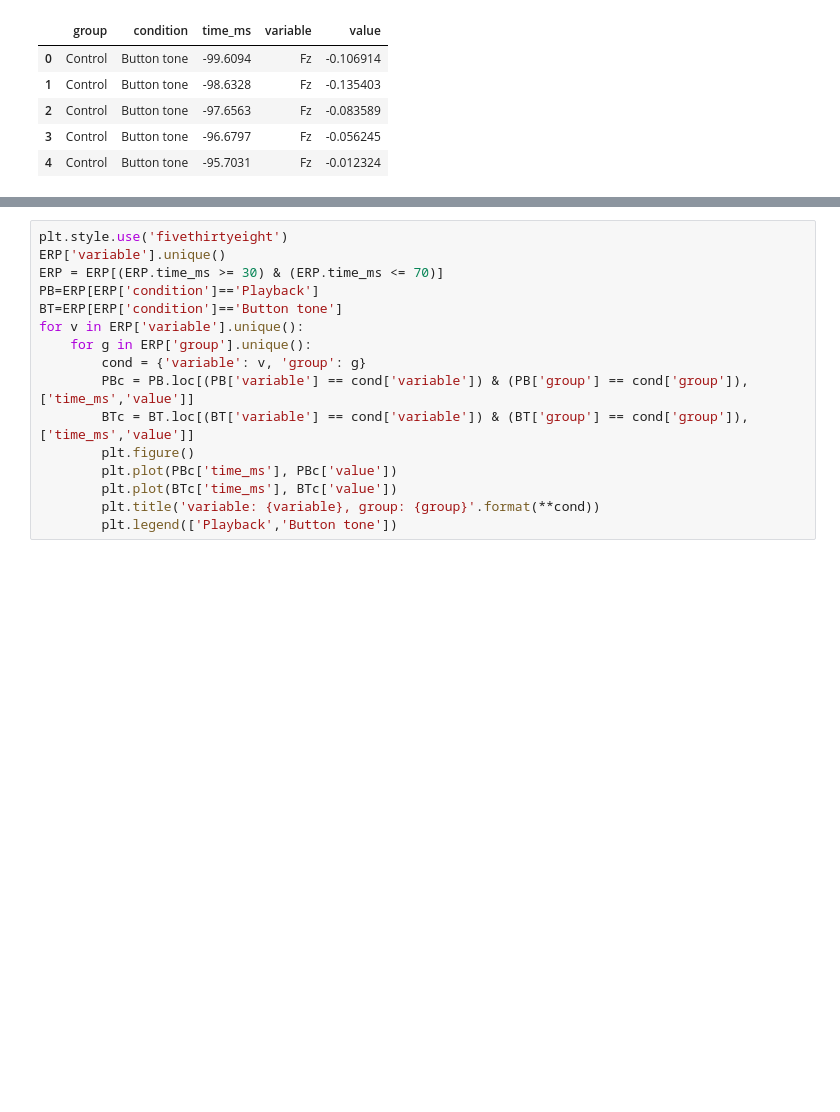
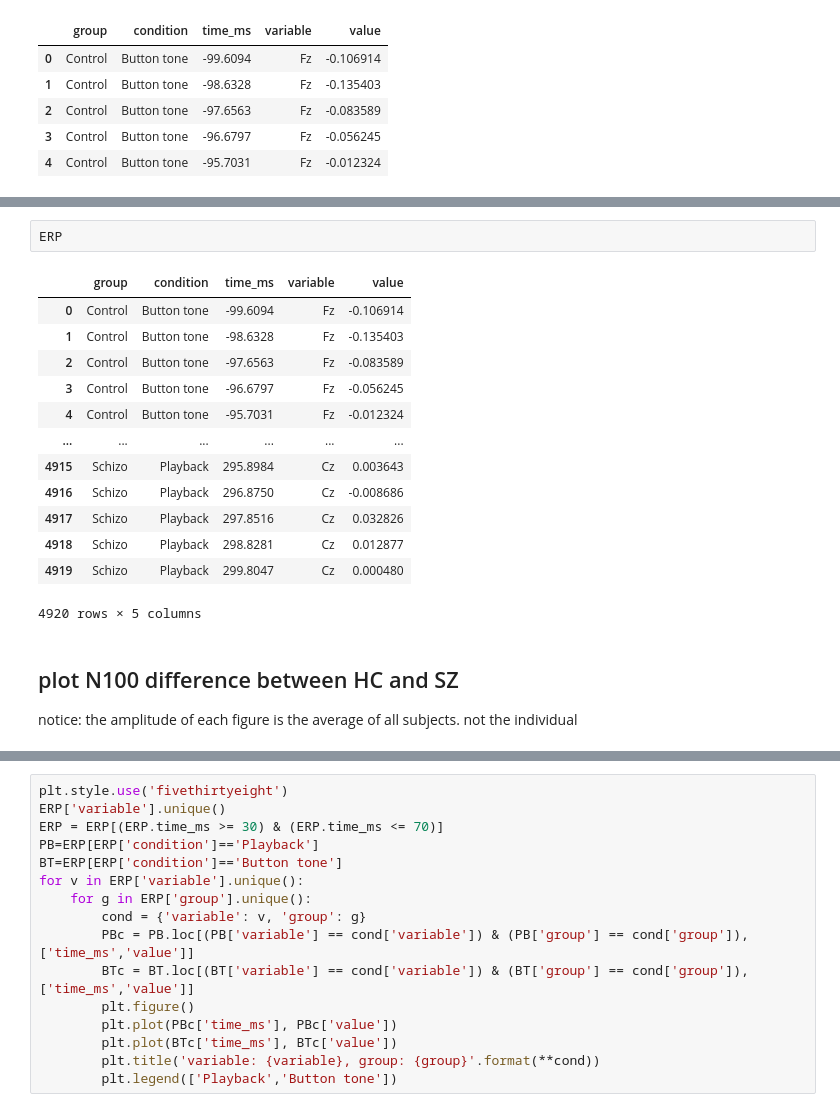
Before and after one commit to ReMi-Hsu/BCI_Schizophrenia, a Jupyter notebook: MLWithERPdata/statistic_ERPdata.ipynb, the cells around one changed output, grey strips where cells are left out. Drawn from its saved outputs; the diff is of its cells as text; blank space fills up the shorter version.

```diff
--- a/MLWithERPdata/statistic_ERPdata.ipynb
+++ b/MLWithERPdata/statistic_ERPdata.ipynb
@@ -94,5 +103,24 @@ Schizophrenia patients
 | 50% | 13.00000 | 41.000000 |
 | 75% | 16.00000 | 50.000000 |
 | max | 16.00000 | 63.000000 |
+# %%
+ERP
+# %% [output]
+|  | group | condition | time_ms | variable | value |
+| 0 | Control | Button tone | -99.6094 | Fz | -0.106914 |
+| 1 | Control | Button tone | -98.6328 | Fz | -0.135403 |
+| 2 | Control | Button tone | -97.6563 | Fz | -0.083589 |
+| 3 | Control | Button tone | -96.6797 | Fz | -0.056245 |
+| 4 | Control | Button tone | -95.7031 | Fz | -0.012324 |
+| ... | ... | ... | ... | ... | ... |
+| 4915 | Schizo | Playback | 295.8984 | Cz | 0.003643 |
+| 4916 | Schizo | Playback | 296.8750 | Cz | -0.008686 |
+| 4917 | Schizo | Playback | 297.8516 | Cz | 0.032826 |
+| 4918 | Schizo | Playback | 298.8281 | Cz | 0.012877 |
+| 4919 | Schizo | Playback | 299.8047 | Cz | 0.000480 |
+4920 rows × 5 columns
+# %% [markdown]
+## plot N100 difference between HC and SZ
+notice: the amplitude of each figure is the average of all subjects. not the individual
 # %%
 plt.style.use('fivethirtyeight')
```
Also changed, not shown: parts of 8 cells of this notebook.
